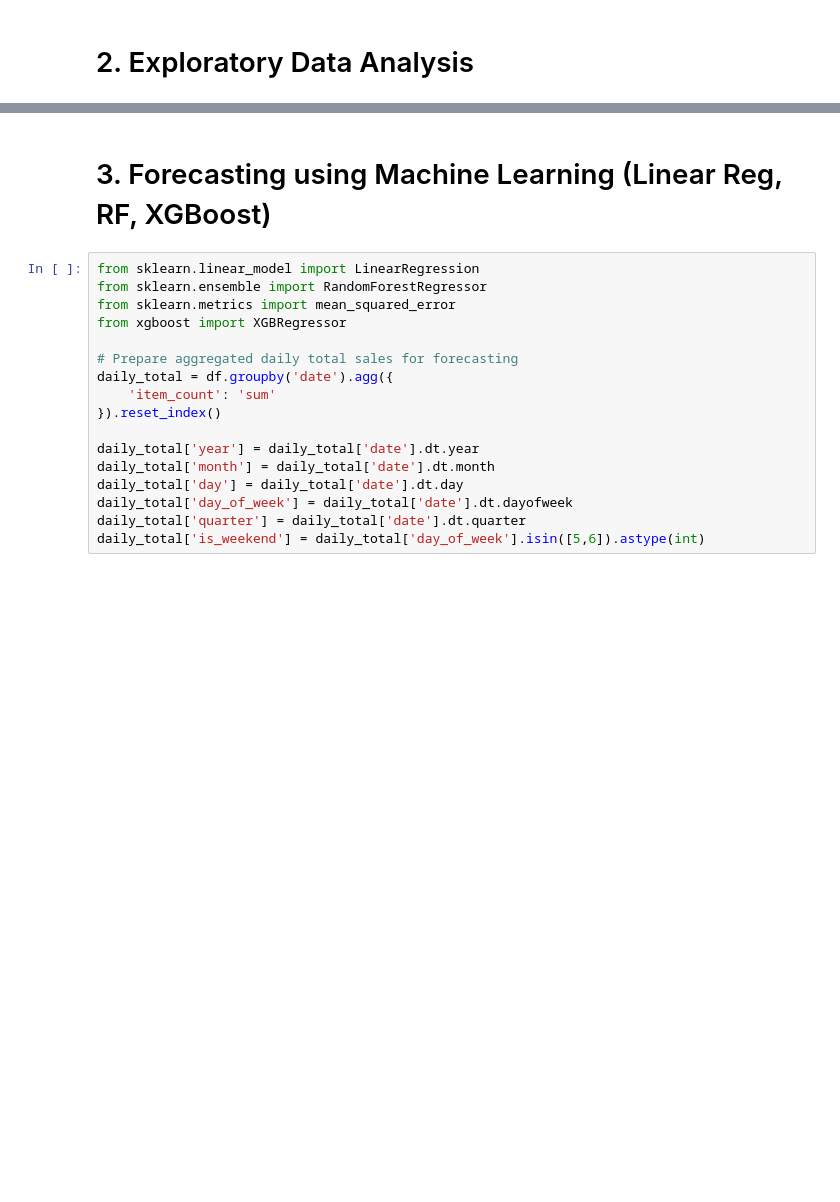
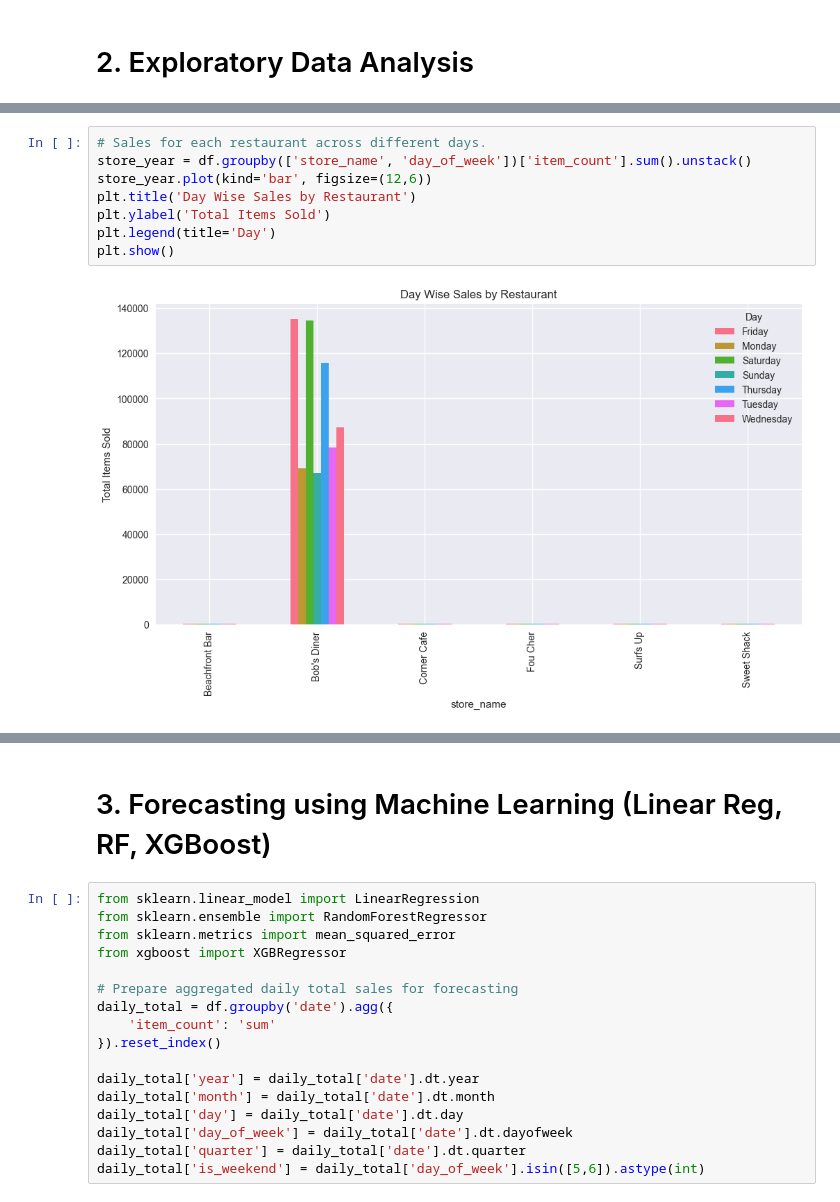
Before and after one commit to pabitra-muni/learning_and_development, a Jupyter notebook: IITG_AI_ML/capstone/sales_forecasting/sales_forecasting.ipynb, the cells around one changed output, grey strips where cells are left out. Saved outputs shown, nothing was run; the diff lists cells and outputs as text; blank space fills up the shorter version.

```diff
--- a/IITG_AI_ML/capstone/sales_forecasting/sales_forecasting.ipynb
+++ b/IITG_AI_ML/capstone/sales_forecasting/sales_forecasting.ipynb
@@ -148,2 +238,12 @@ plt.show()
+# %%
+# Sales for each restaurant across different days.
+store_year = df.groupby(['store_name', 'day_of_week'])['item_count'].sum().unstack()
+store_year.plot(kind='bar', figsize=(12,6))
+plt.title('Day Wise Sales by Restaurant')
+plt.ylabel('Total Items Sold')
+plt.legend(title='Day')
+plt.show()
+# %% [output]
+[figure, added]
 # %%
 # f. Most popular items overall and per store
```
Also changed, not shown: parts of 16 cells of this notebook, 1 other file.
